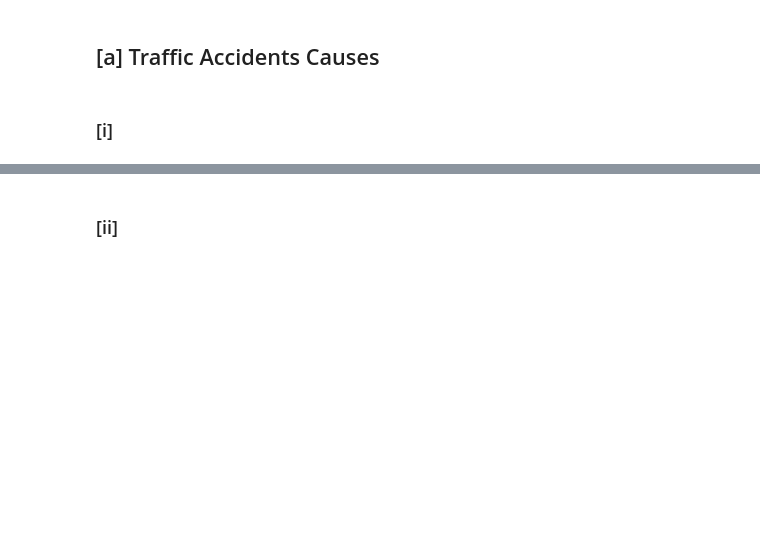
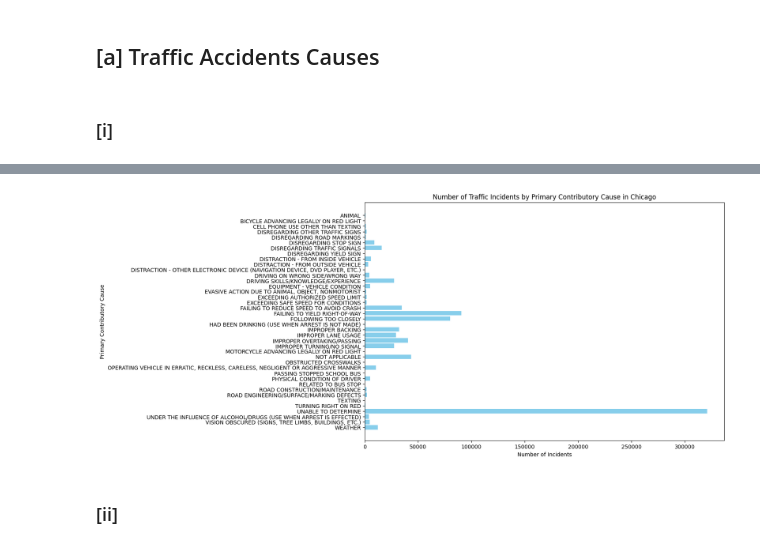
Before and after one commit to abdhashas/Data_mining_project, a Jupyter notebook: DM_HOMEWORK_1_BY_[عبدالرؤوف حسحس _طوني بطرس _عبد الله الزبداني].ipynb, the cells around one changed output, grey strips where cells are left out. Drawn from its saved outputs; the diff is of its cells as text; code cells hidden in the pictures; blank space fills up the shorter version.

```diff
--- a/DM_HOMEWORK_1_BY_[عبدالرؤوف حسحس _طوني بطرس _عبد الله الزبداني].ipynb
+++ b/DM_HOMEWORK_1_BY_[عبدالرؤوف حسحس _طوني بطرس _عبد الله الزبداني].ipynb
@@ -1221,3 +1221,5 @@ grouped
 ## [a] Traffic Accidents Causes
 # %% [markdown]
 ### [i]
+# %%
+primary_reason_count = traffic_crashes.groupby('PRIM_CONTRIBUTORY_CAUSE').size().reset_index(name='no. of crushes')
@@ -1224,3 +1235,13 @@ grouped
+# %%
+plt.figure(figsize=(12, 8))
+plt.barh(primary_reason_count['PRIM_CONTRIBUTORY_CAUSE'], primary_reason_count['no. of crushes'], color='skyblue')
+plt.xlabel('Number of Incidents')
+plt.ylabel('Primary Contributory Cause')
+plt.title('Number of Traffic Incidents by Primary Contributory Cause in Chicago')
+plt.gca().invert_yaxis()  # Invert y-axis to have the highest value on top
+plt.show()
+# %% [output]
+[figure, added]
 # %% [markdown]
 ### [ii]
 # %% [markdown]
```
Also changed, not shown: parts of 1 cell of this notebook.
